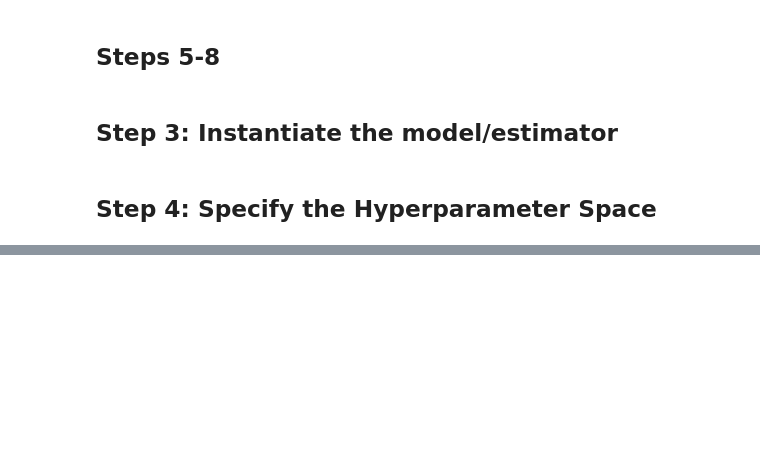
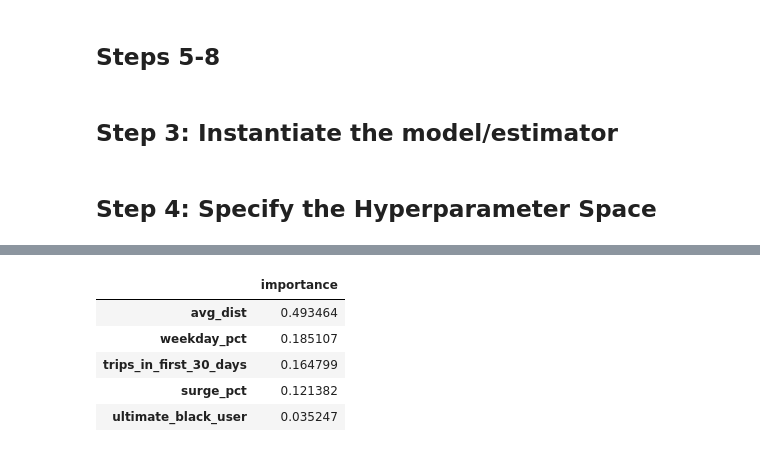
Before and after one commit to milesin3d/Springboard-MiniProjects, a Jupyter notebook: Ultimate Technologies Inc/Utimate_Technologies_Inc.ipynb, the cells around one changed output, grey strips where cells are left out. Cells and saved outputs as stored; diff of their text form; code cells hidden in the pictures; blank space fills up the shorter version.

```diff
--- a/Ultimate Technologies Inc/Utimate_Technologies_Inc.ipynb
+++ b/Ultimate Technologies Inc/Utimate_Technologies_Inc.ipynb
@@ -1453,0 +1543,15 @@ As noted by each of the metrics in the table above, the RANDOM FOREST model perf
+# %%
+# create a df with the features and their importance
+
+model_importance = pd.DataFrame(best_clf.feature_importances_,
+                                index = X_train.columns,
+                                columns = ['importance']).sort_values('importance',
+                                                                      ascending=False)
+model_importance
+# %% [output]
+|  | importance |
+| avg_dist | 0.493464 |
+| weekday_pct | 0.185107 |
+| trips_in_first_30_days | 0.164799 |
+| surge_pct | 0.121382 |
+| ultimate_black_user | 0.035247 |
```
Also changed, not shown: parts of 35 cells of this notebook.
